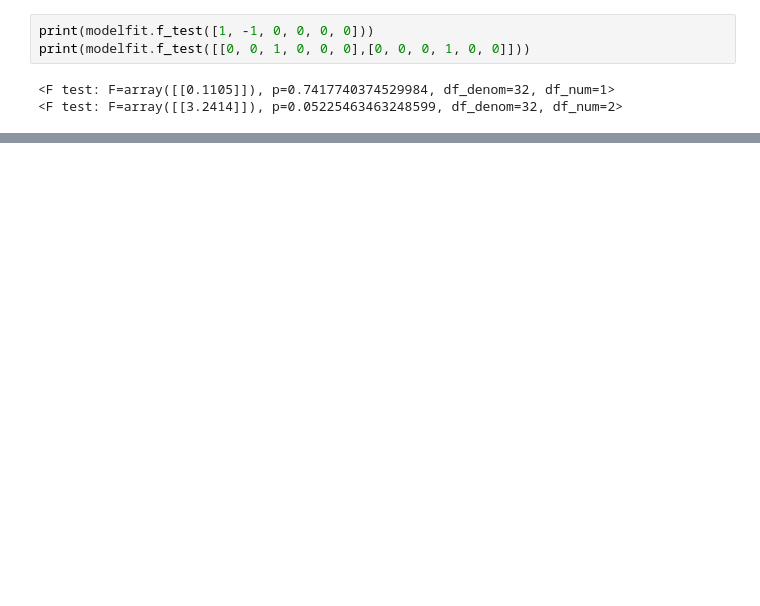
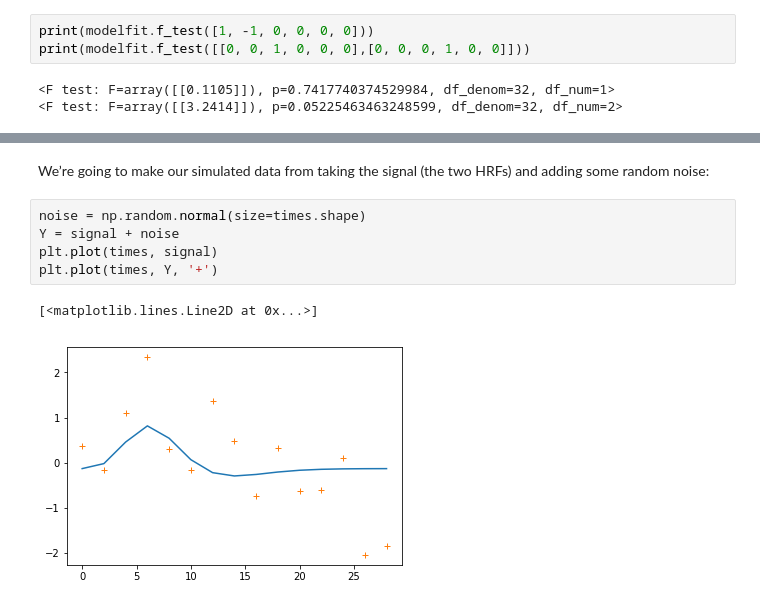
Before and after one commit to neurodatascience/course-materials-2020, a Jupyter notebook: lectures/14-may/02-intro-to-stats/intro-to-stats.ipynb, the cells around one changed output, grey strips where cells are left out. Saved outputs shown, nothing was run; the diff lists cells and outputs as text; blank space fills up the shorter version.

```diff
--- a/lectures/14-may/02-intro-to-stats/intro-to-stats.ipynb
+++ b/lectures/14-may/02-intro-to-stats/intro-to-stats.ipynb
@@ -669,0 +856,11 @@ print(modelfit.f_test([[0, 0, 1, 0, 0, 0],[0, 0, 0, 1, 0, 0]]))
+# %% [markdown]
+We’re going to make our simulated data from taking the signal (the two HRFs)
+and adding some random noise:
+# %%
+noise = np.random.normal(size=times.shape)
+Y = signal + noise
+plt.plot(times, signal)
+plt.plot(times, Y, '+')
+# %% [output]
+[<matplotlib.lines.Line2D at 0x...>]
+[figure, added]
```
Also changed, not shown: parts of 82 cells of this notebook, 1 other file.
